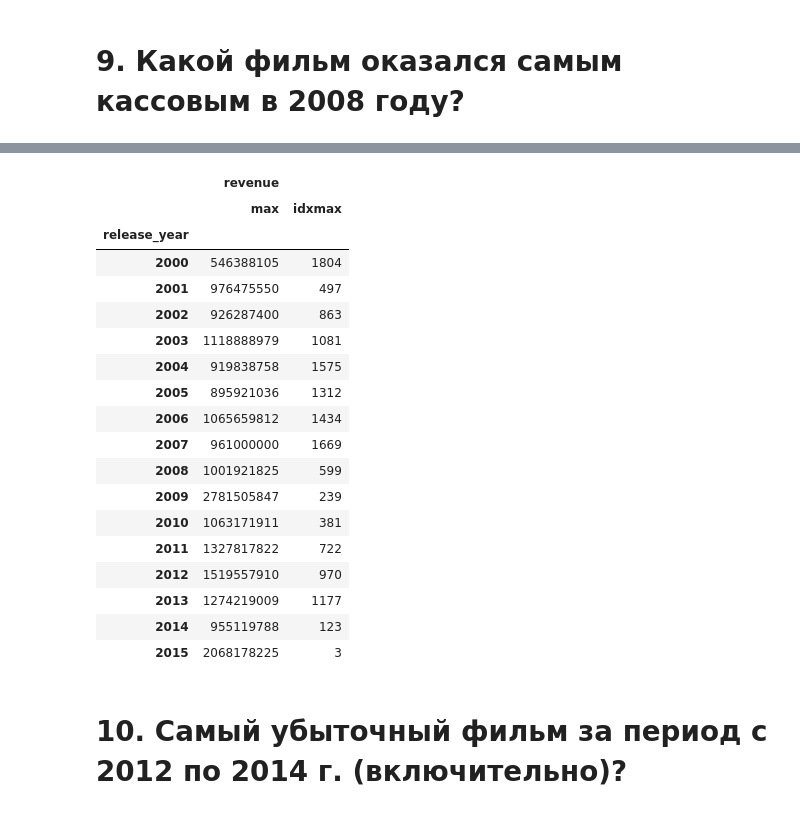
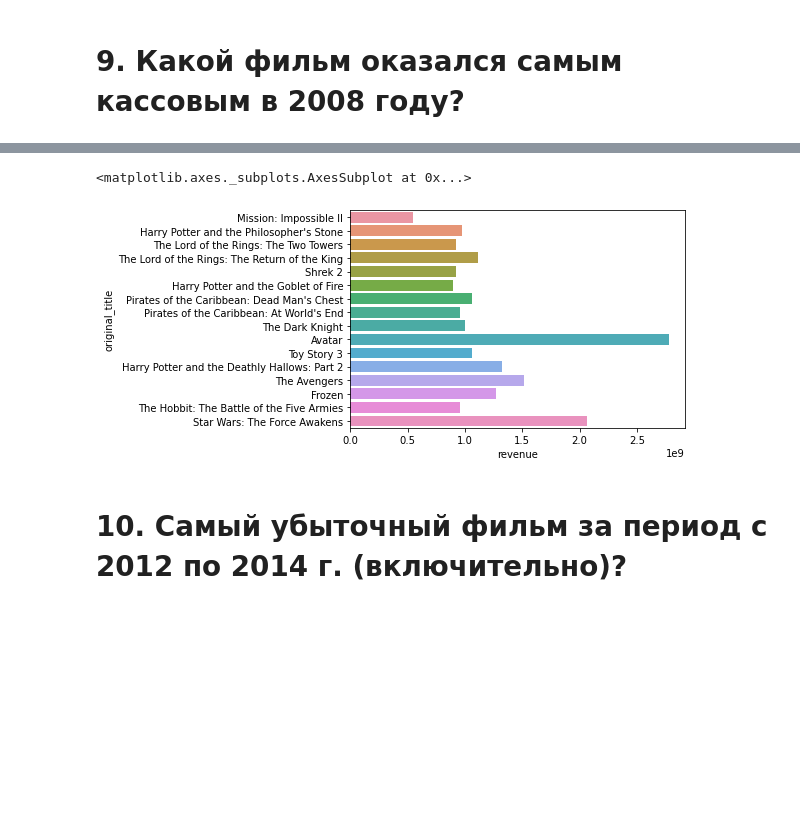
Before and after one commit to Golovolastik/skillfactory_rds, a Jupyter notebook: Movies_IMBD_v4.1_TEMPLATE.ipynb, the cells around one changed output, grey strips where cells are left out. Cells and saved outputs as stored; diff of their text form; code cells hidden in the pictures; blank space fills up the shorter version.

```diff
--- a/Movies_IMBD_v4.1_TEMPLATE.ipynb
+++ b/Movies_IMBD_v4.1_TEMPLATE.ipynb
@@ -205,25 +182,11 @@ data.pivot_table(index = 'release_year', values = ['revenue', 'original_title'],
-# %%
-data.groupby('release_year')[['revenue']].agg(['max', 'idxmax'])
-# %% [output]
-|  | revenue |  |
-|  | max | idxmax |
-| release_year |  |  |
-| 2000 | 546388105 | 1804 |
-| 2001 | 976475550 | 497 |
-| 2002 | 926287400 | 863 |
-| 2003 | 1118888979 | 1081 |
-| 2004 | 919838758 | 1575 |
-| 2005 | 895921036 | 1312 |
-| 2006 | 1065659812 | 1434 |
-| 2007 | 961000000 | 1669 |
-| 2008 | 1001921825 | 599 |
-| 2009 | 2781505847 | 239 |
-| 2010 | 1063171911 | 381 |
-| 2011 | 1327817822 | 722 |
-| 2012 | 1519557910 | 970 |
-| 2013 | 1274219009 | 1177 |
-| 2014 | 955119788 | 123 |
-| 2015 | 2068178225 | 3 |
+# %%
+data_temp = data.loc[data.groupby('release_year').revenue.idxmax()][['original_title', 'revenue', 'release_year']]
+data_temp.index = data_temp.release_year
+del data_temp['release_year']
+sns.barplot(data = data_temp, x = 'revenue', y = 'original_title')
+# %% [output]
+<matplotlib.axes._subplots.AxesSubplot at 0x...>
+[figure, added]
 # %% [markdown]
 # 10. Самый убыточный фильм за период с 2012 по 2014 г. (включительно)?
 # %%
```
Also changed, not shown: parts of 12 cells of this notebook.
